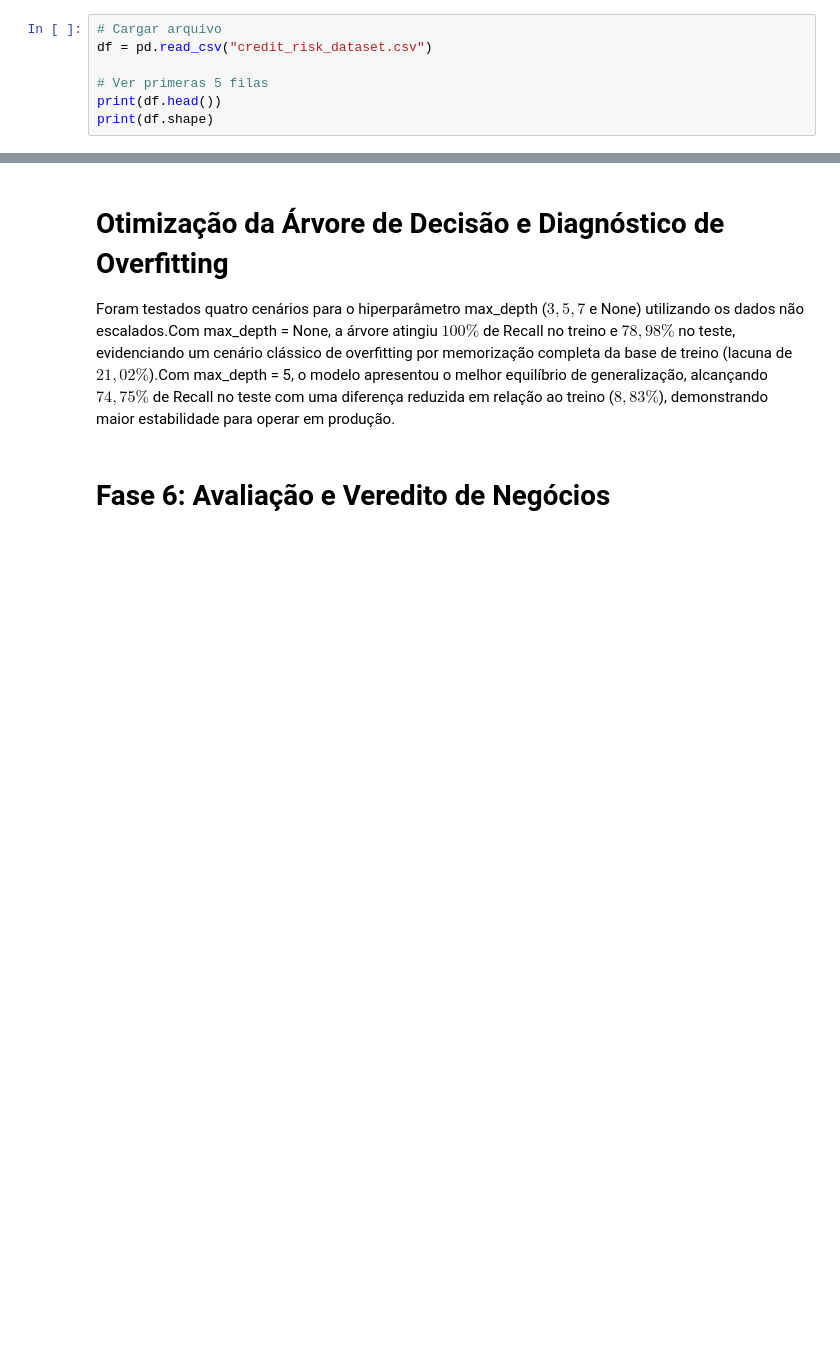
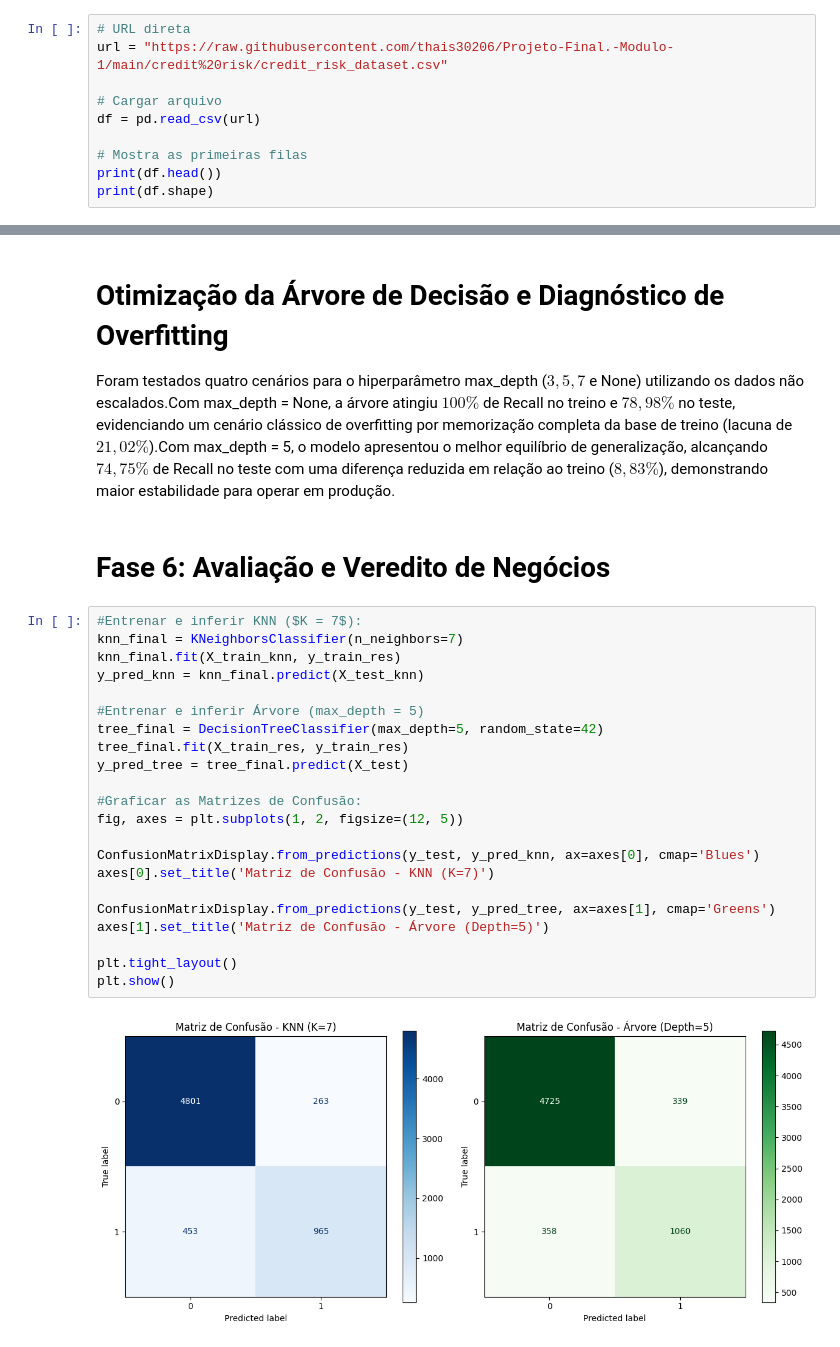
Before and after one commit to thais30206/Projeto-Final.-Modulo-1, a Jupyter notebook: Proyecto_final_Modulo_1.ipynb, the cells around one changed output, grey strips where cells are left out. Cells and saved outputs as stored; diff of their text form; blank space fills up the shorter version.

```diff
--- a/Proyecto_final_Modulo_1.ipynb
+++ b/Proyecto_final_Modulo_1.ipynb
@@ -21,8 +19,11 @@ import matplotlib.pyplot as plt
 # %%
+# URL direta
+url = "https://raw.githubusercontent.com/thais30206/Projeto-Final.-Modulo-1/main/credit%20risk/credit_risk_dataset.csv"
+
 # Cargar arquivo
-df = pd.read_csv("credit_risk_dataset.csv")
+df = pd.read_csv(url)
 
-# Ver primeras 5 filas
+# Mostra as primeiras filas
 print(df.head())
 print(df.shape)
 # %% [output]
@@ -380,3 +381,27 @@ Profundidade: None | Recall Treino: 1.0000 | Recall Teste: 0.7898
 Foram testados quatro cenários para o hiperparâmetro max_depth ($3, 5, 7$ e None) utilizando os dados não escalados.Com max_depth = None, a árvore atingiu $100\%$ de Recall no treino e $78,98\%$ no teste, evidenciando um cenário clássico de overfitting por memorização completa da base de treino (lacuna de $21,02\%$).Com max_depth = 5, o modelo apresentou o melhor equilíbrio de generalização, alcançando $74,75\%$ de Recall no teste com uma diferença reduzida em relação ao treino ($8,83\%$), demonstrando maior estabilidade para operar em produção.
 # %% [markdown]
 # **Fase 6: Avaliação e Veredito de Negócios**
+# %%
+#Entrenar e inferir KNN ($K = 7$):
+knn_final = KNeighborsClassifier(n_neighbors=7)
+knn_final.fit(X_train_knn, y_train_res)
+y_pred_knn = knn_final.predict(X_test_knn)
+
+#Entrenar e inferir Árvore (max_depth = 5)
+tree_final = DecisionTreeClassifier(max_depth=5, random_state=42)
+tree_final.fit(X_train_res, y_train_res)
+y_pred_tree = tree_final.predict(X_test)
+
+#Graficar as Matrizes de Confusão:
+fig, axes = plt.subplots(1, 2, figsize=(12, 5))
+
+ConfusionMatrixDisplay.from_predictions(y_test, y_pred_knn, ax=axes[0], cmap='Blues')
+axes[0].set_title('Matriz de Confusão - KNN (K=7)')
+
+ConfusionMatrixDisplay.from_predictions(y_test, y_pred_tree, ax=axes[1], cmap='Greens')
+axes[1].set_title('Matriz de Confusão - Árvore (Depth=5)')
+
+plt.tight_layout()
+plt.show()
+# %% [output]
+[figure, added]
```
Also changed, not shown: parts of 4 cells of this notebook.
